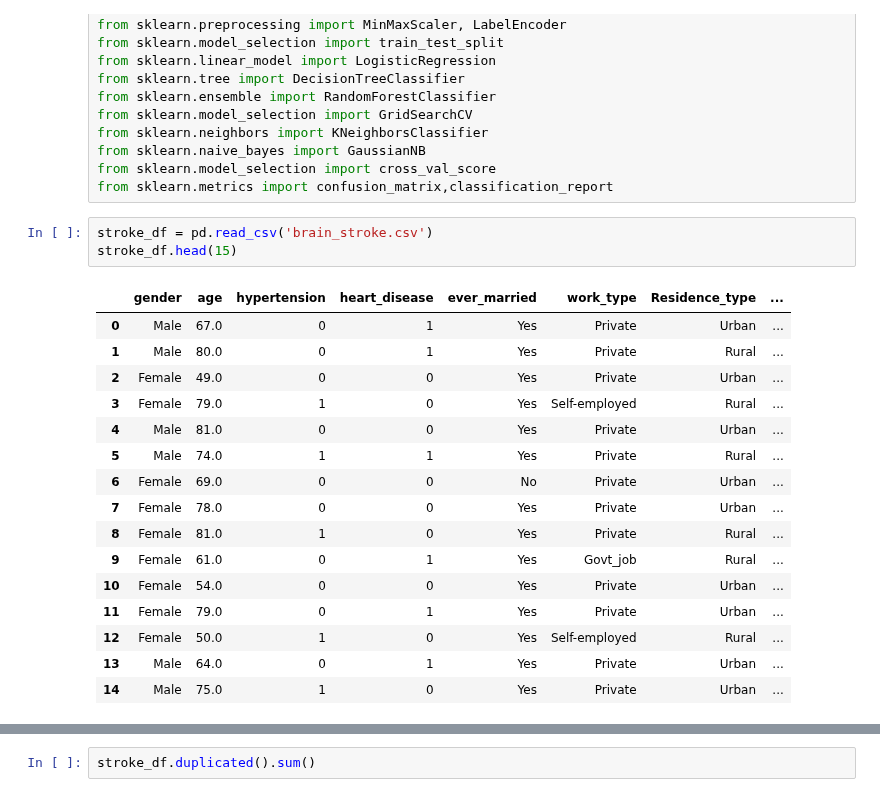
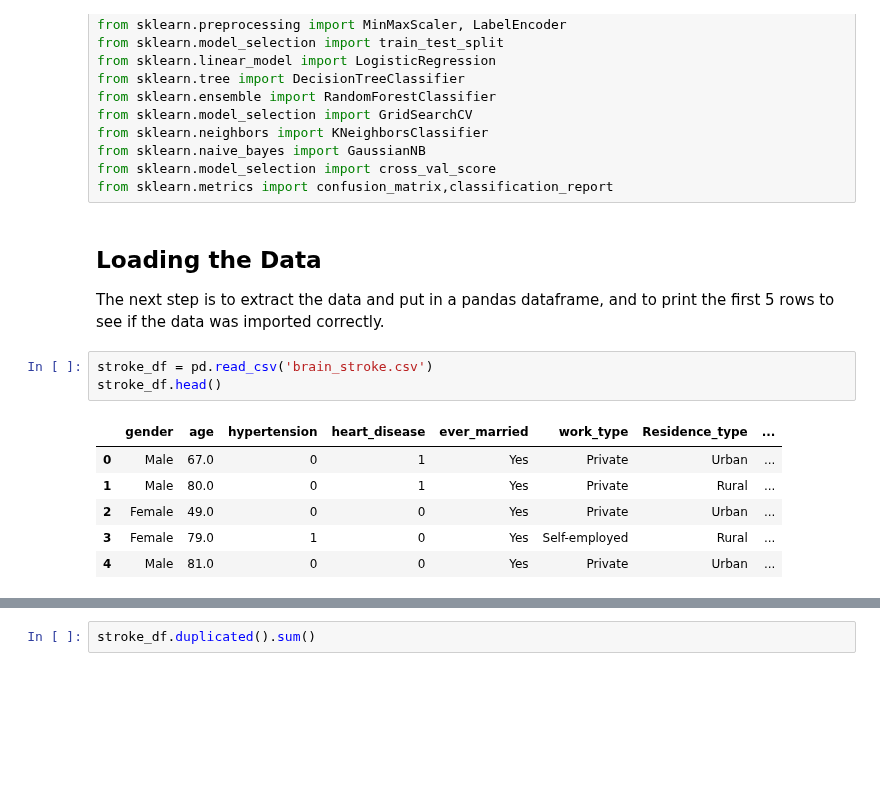
Before and after one commit to Annbellah/Brain_Stroke_Model, a Jupyter notebook: Brain_Stroke.ipynb, the cells around one changed output, grey strips where cells are left out. Drawn from its saved outputs; the diff is of its cells as text; blank space fills up the shorter version.

```diff
--- a/Brain_Stroke.ipynb
+++ b/Brain_Stroke.ipynb
@@ -20,23 +21,16 @@ from sklearn.neighbors import KNeighborsClassifier
 from sklearn.naive_bayes import GaussianNB
 from sklearn.model_selection import cross_val_score
 from sklearn.metrics import confusion_matrix,classification_report
+# %% [markdown]
+## Loading the Data
+The next step is to extract the data and put in a pandas dataframe, and to print the first 5 rows to see if the data was imported correctly.
 # %%
 stroke_df = pd.read_csv('brain_stroke.csv')
-stroke_df.head(15)
+stroke_df.head()
 # %% [output]
 |  | gender | age | hypertension | heart_disease | ever_married | work_type | Residence_type | ... |
 | 0 | Male | 67.0 | 0 | 1 | Yes | Private | Urban | ... |
 | 1 | Male | 80.0 | 0 | 1 | Yes | Private | Rural | ... |
 | 2 | Female | 49.0 | 0 | 0 | Yes | Private | Urban | ... |
 | 3 | Female | 79.0 | 1 | 0 | Yes | Self-employed | Rural | ... |
 | 4 | Male | 81.0 | 0 | 0 | Yes | Private | Urban | ... |
-| 5 | Male | 74.0 | 1 | 1 | Yes | Private | Rural | ... |
-| 6 | Female | 69.0 | 0 | 0 | No | Private | Urban | ... |
-| 7 | Female | 78.0 | 0 | 0 | Yes | Private | Urban | ... |
-| 8 | Female | 81.0 | 1 | 0 | Yes | Private | Rural | ... |
-| 9 | Female | 61.0 | 0 | 1 | Yes | Govt_job | Rural | ... |
-| 10 | Female | 54.0 | 0 | 0 | Yes | Private | Urban | ... |
-| 11 | Female | 79.0 | 0 | 1 | Yes | Private | Urban | ... |
-| 12 | Female | 50.0 | 1 | 0 | Yes | Self-employed | Rural | ... |
-| 13 | Male | 64.0 | 0 | 1 | Yes | Private | Urban | ... |
-| 14 | Male | 75.0 | 1 | 0 | Yes | Private | Urban | ... |
```
Also changed, not shown: parts of 58 cells of this notebook.
